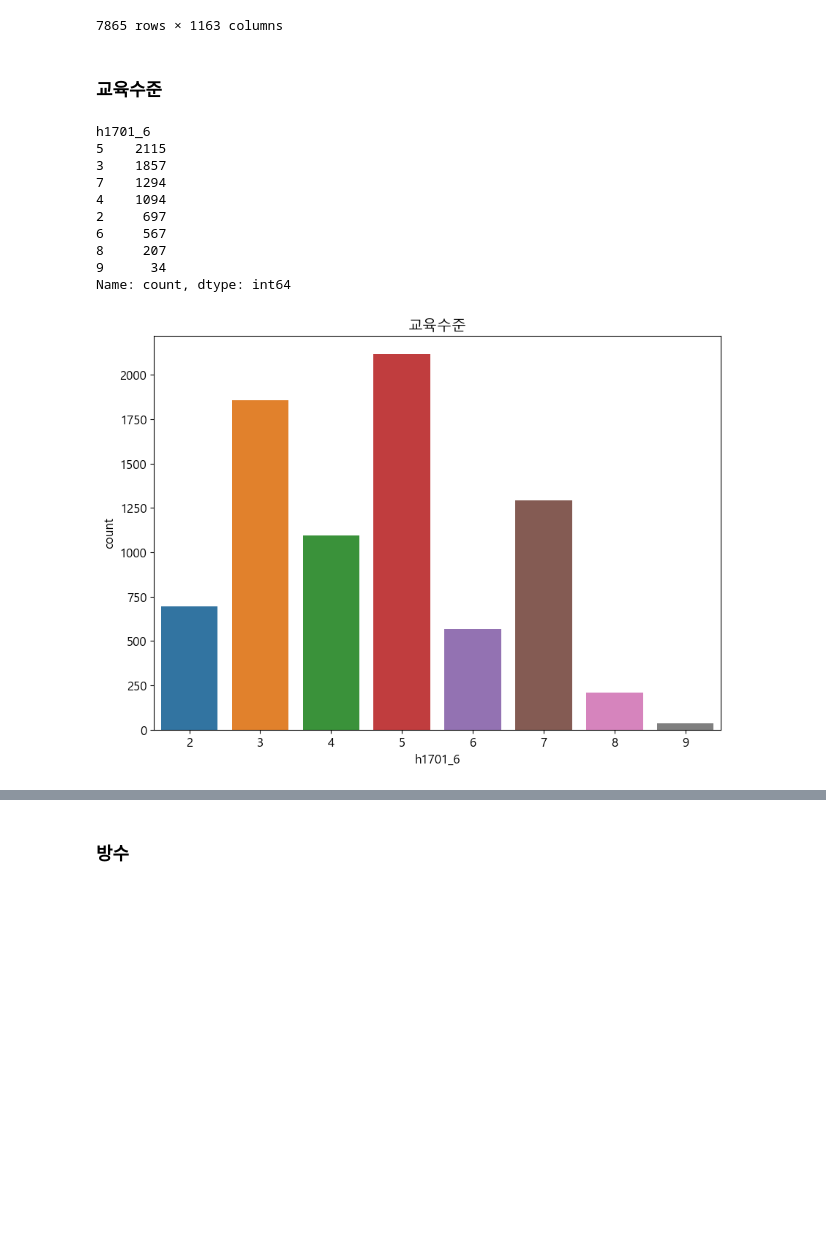
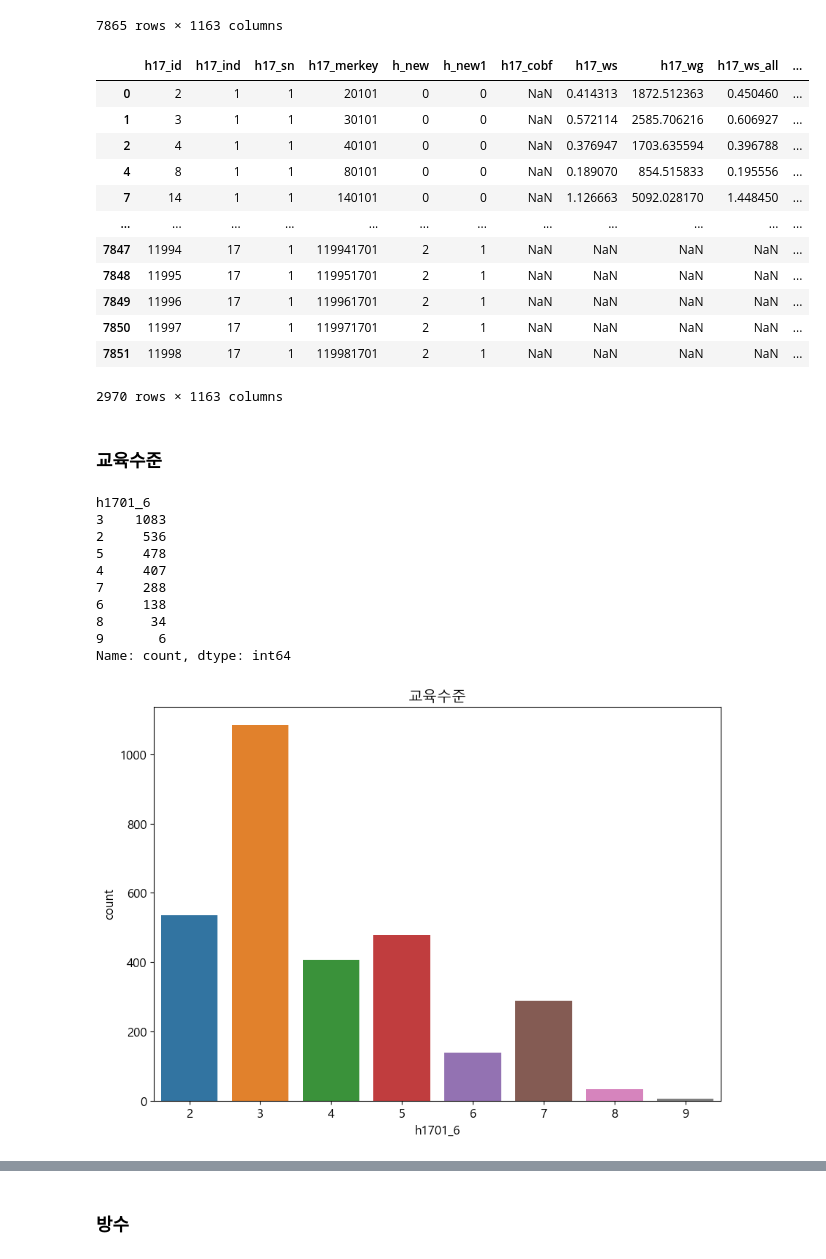
Before and after one commit to Jeeunun/Data_analysis_education_Closed, a Jupyter notebook: data_analysis/eda.ipynb, the cells around one changed output, grey strips where cells are left out. Drawn from its saved outputs; the diff is of its cells as text; code cells hidden in the pictures; blank space fills up the shorter version.

```diff
--- a/data_analysis/eda.ipynb
+++ b/data_analysis/eda.ipynb
@@ -19,20 +19,37 @@ D
 | 7863 | 12010 | 17 | 1 | 120101701 | 2 | 1 | NaN | NaN | NaN | NaN | ... |
 | 7864 | 12011 | 17 | 1 | 120111701 | 2 | 1 | NaN | NaN | NaN | NaN | ... |
 7865 rows × 1163 columns
+# %%
+D=D[D['h1701_1'] == 1]
+D
+# %% [output]
+|  | h17_id | h17_ind | h17_sn | h17_merkey | h_new | h_new1 | h17_cobf | h17_ws | h17_wg | h17_ws_all | ... |
+| 0 | 2 | 1 | 1 | 20101 | 0 | 0 | NaN | 0.414313 | 1872.512363 | 0.450460 | ... |
+| 1 | 3 | 1 | 1 | 30101 | 0 | 0 | NaN | 0.572114 | 2585.706216 | 0.606927 | ... |
+| 2 | 4 | 1 | 1 | 40101 | 0 | 0 | NaN | 0.376947 | 1703.635594 | 0.396788 | ... |
+| 4 | 8 | 1 | 1 | 80101 | 0 | 0 | NaN | 0.189070 | 854.515833 | 0.195556 | ... |
+| 7 | 14 | 1 | 1 | 140101 | 0 | 0 | NaN | 1.126663 | 5092.028170 | 1.448450 | ... |
+| ... | ... | ... | ... | ... | ... | ... | ... | ... | ... | ... | ... |
+| 7847 | 11994 | 17 | 1 | 119941701 | 2 | 1 | NaN | NaN | NaN | NaN | ... |
+| 7848 | 11995 | 17 | 1 | 119951701 | 2 | 1 | NaN | NaN | NaN | NaN | ... |
+| 7849 | 11996 | 17 | 1 | 119961701 | 2 | 1 | NaN | NaN | NaN | NaN | ... |
+| 7850 | 11997 | 17 | 1 | 119971701 | 2 | 1 | NaN | NaN | NaN | NaN | ... |
+| 7851 | 11998 | 17 | 1 | 119981701 | 2 | 1 | NaN | NaN | NaN | NaN | ... |
+2970 rows × 1163 columns
 # %% [markdown]
 ### 교육수준
 # %%
 D['h1701_6'].value_counts()
 # %% [output]
 h1701_6
-5    2115
-3    1857
-7    1294
-4    1094
-2     697
-6     567
-8     207
-9      34
+3    1083
+2     536
+5     478
+4     407
+7     288
+6     138
+8      34
+9       6
 Name: count, dtype: int64
 # %%
 plt.rcParams['font.family'] = 'Malgun Gothic'
@@ -46,6 +63,6 @@ plt.title('교육수준')
 plt.show()
 plt.close()
 # %% [output]
-[figure, old version]
+[figure, new version]
 # %%
 D['h1701_6_범주'] = D['h1701_6'].map({1:1,2:2,3:3,4:4,5:5,6:6,7:7,8:8,9:8})
```
Also changed, not shown: parts of 2 cells of this notebook, 6 other files.
